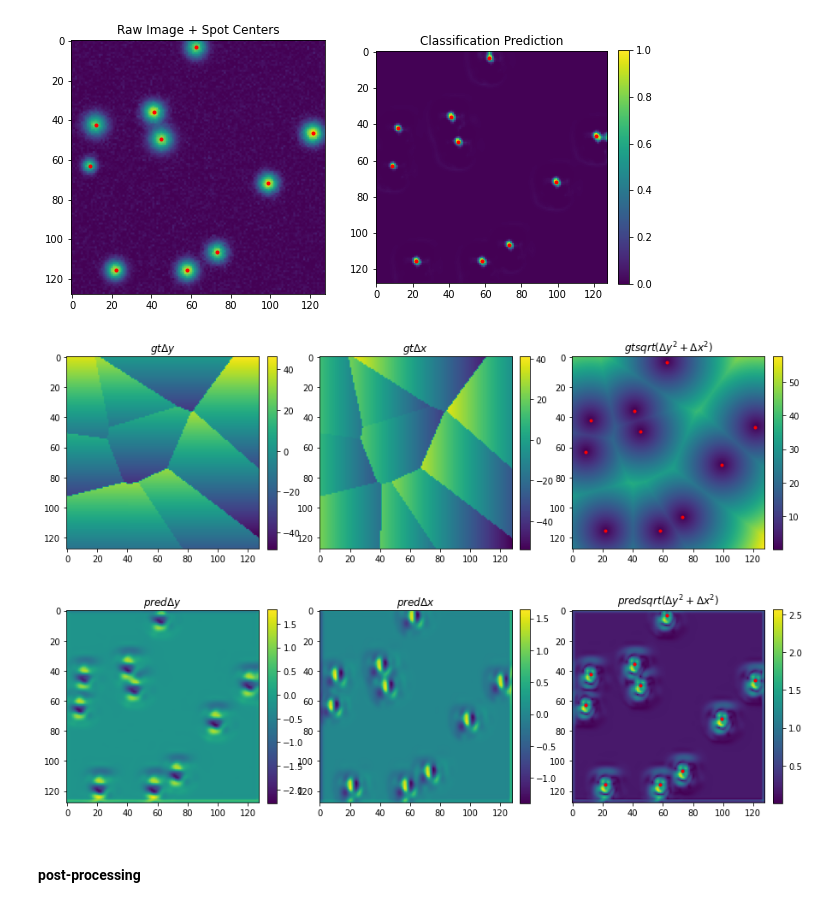
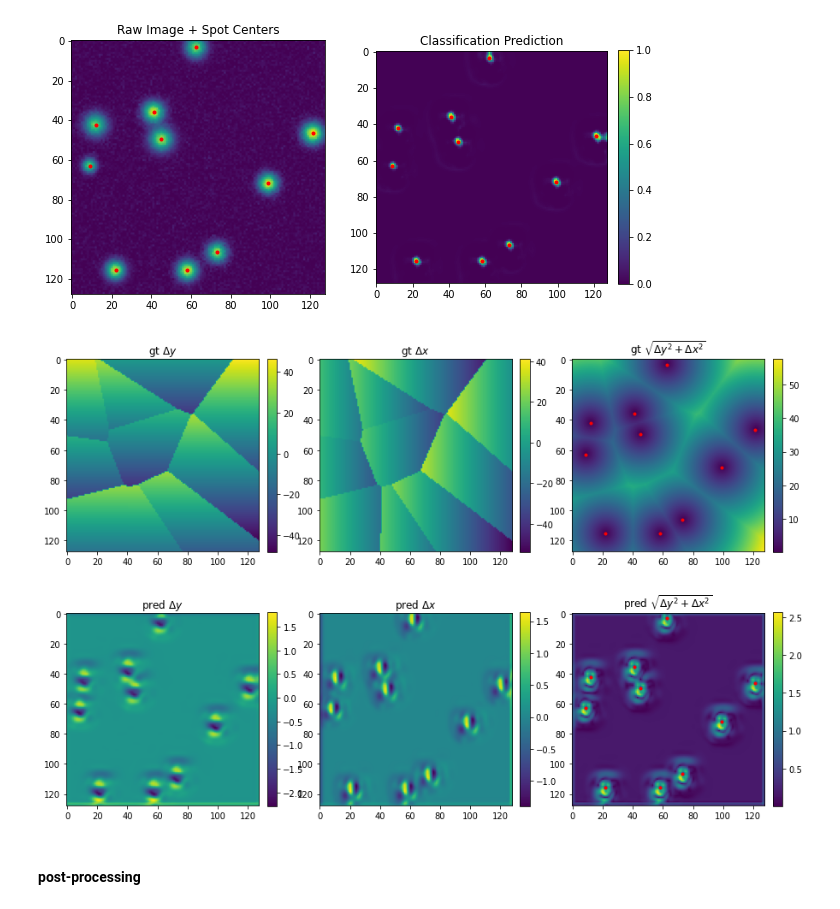
Before and after one commit to vanvalenlab/deepcell-spots, a Jupyter notebook: notebooks/DotNet 2D Fully Convolutional.ipynb, the cells around one changed output. Drawn from its saved outputs; the diff is of its cells as text; code cells hidden in the pictures.

```diff
--- a/notebooks/DotNet 2D Fully Convolutional.ipynb
+++ b/notebooks/DotNet 2D Fully Convolutional.ipynb
@@ -184,39 +184,39 @@ offset = annotations['offset']
 # %%
 # plot regression ground truth vs prediction results
 plt.figure(figsize=(15,10))
 plt.subplot(2,3,1)
 plt.imshow(offset[...,0])
 plt.colorbar(fraction=0.046, pad=0.04)
-plt.title('$gt \Delta y$')
+plt.title('gt $\Delta y$')
 plt.subplot(2,3,2)
 plt.imshow(offset[...,1])
 plt.colorbar(fraction=0.046, pad=0.04)
-plt.title('$gt \Delta x$')
+plt.title('gt $\Delta x$')
 
 plt.subplot(2,3,3)
 d1 = np.sqrt(offset[...,0]**2 + offset[...,1]**2)
 plt.imshow(d1)
 plt.plot(y_test[ind][:,1],y_test[ind][:,0],'.r')
 plt.colorbar(fraction=0.046, pad=0.04)
-plt.title('$gt sqrt(\Delta y^2 + \Delta x^2)$');
+plt.title('gt $\sqrt{\Delta y^2 + \Delta x^2}$');
 
 plt.subplot(2,3,4)
 plt.imshow(y_pred_test[0][ind,...,0])
 plt.colorbar(fraction=0.046, pad=0.04)
-plt.title('$pred \Delta y$')
+plt.title('pred $\Delta y$')
 plt.subplot(2,3,5)
 plt.imshow(y_pred_test[0][ind,...,1])
 plt.colorbar(fraction=0.046, pad=0.04)
-plt.title('$pred \Delta x$')
+plt.title('pred $\Delta x$')
 
 plt.subplot(2,3,6)
 d = np.sqrt(y_pred_test[0][ind,...,0]**2 + y_pred_test[0][ind,...,1]**2)
 plt.imshow(d)
 plt.plot(y_test[ind][:,1],y_test[ind][:,0],'.r')
 plt.colorbar(fraction=0.046, pad=0.04)
-plt.title('$pred sqrt(\Delta y^2 + \Delta x^2)$');
+plt.title('pred $\sqrt{\Delta y^2 + \Delta x^2}$');
 # %% [output]
-[figure, old version]
+[figure, new version]
 # %% [markdown]
 #### post-processing
 # %%
```
